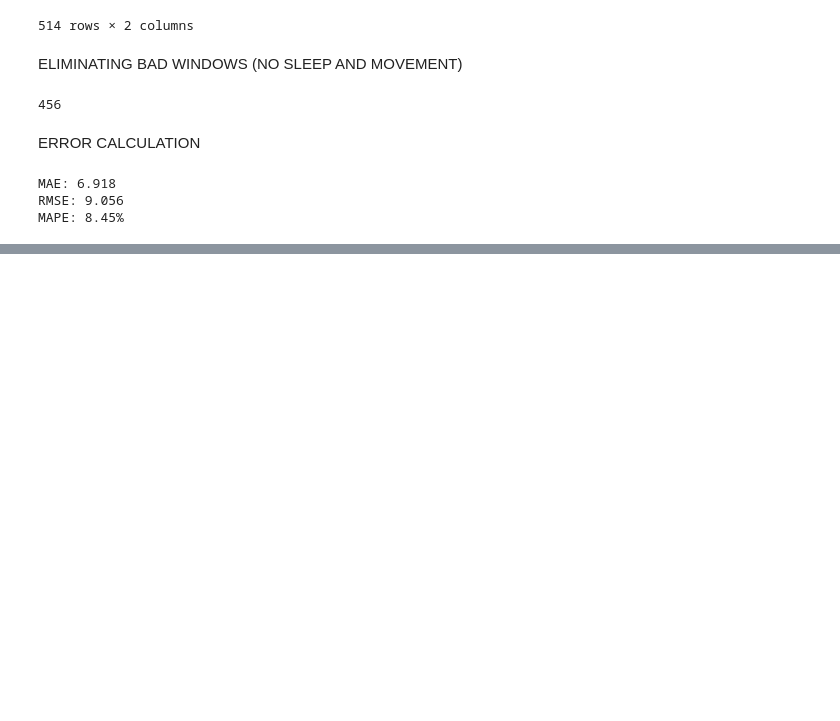
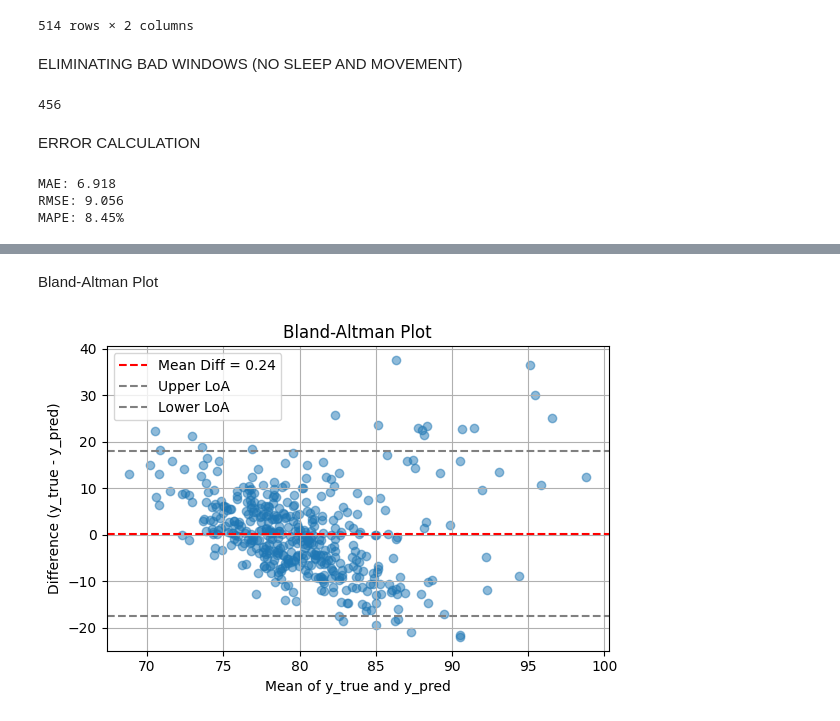
Before and after one commit to Bahey1200022/bcg-project, a Jupyter notebook: sec10.ipynb, the cells around one changed output, grey strips where cells are left out. Cells and saved outputs as stored; diff of their text form; code cells hidden in the pictures; blank space fills up the shorter version.

```diff
--- a/sec10.ipynb
+++ b/sec10.ipynb
@@ -331,0 +361,25 @@ MAPE: 8.45%
+# %% [markdown]
+Bland-Altman Plot
+# %%
+
+# Compute average and difference
+avg = (y_true + y_pred) / 2
+diff = y_true - y_pred
+mean_diff = np.mean(diff)
+std_diff = np.std(diff)
+
+# Plot
+plt.figure(figsize=(6, 4))
+plt.scatter(avg, diff, alpha=0.5)
+plt.axhline(mean_diff, color='red', linestyle='--', label=f'Mean Diff = {mean_diff:.2f}')
+plt.axhline(mean_diff + 1.96*std_diff, color='gray', linestyle='--', label='Upper LoA')
+plt.axhline(mean_diff - 1.96*std_diff, color='gray', linestyle='--', label='Lower LoA')
+plt.title('Bland-Altman Plot')
+plt.xlabel('Mean of y_true and y_pred')
+plt.ylabel('Difference (y_true - y_pred)')
+plt.legend()
+plt.grid(True)
+plt.tight_layout()
+plt.show()
+# %% [output]
+[figure, added]
```
Also changed, not shown: parts of 5 cells of this notebook, 2 other files.
